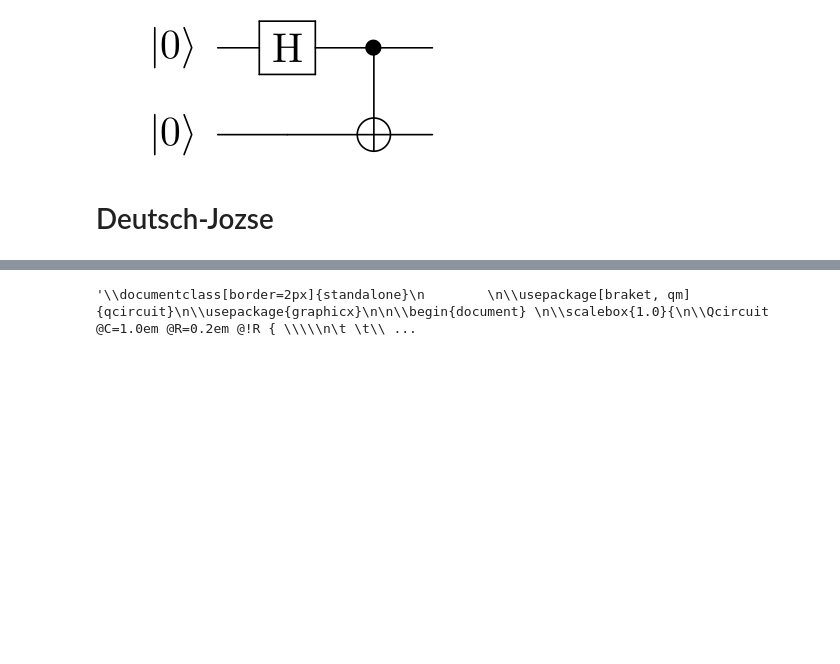
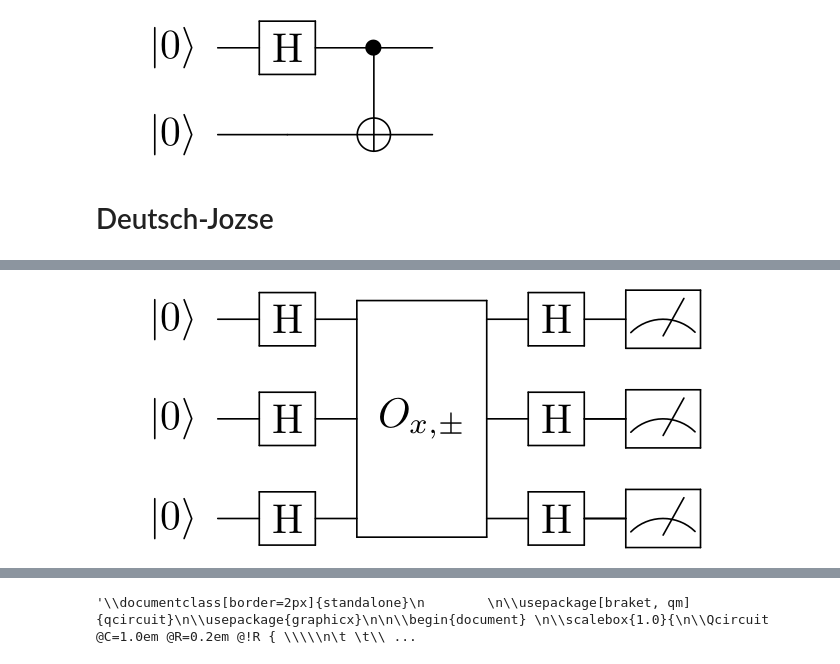
Before and after one commit to gadial/blog, a Jupyter notebook: Notebooks/Quantum Circuits.ipynb, the cells around one changed output, grey strips where cells are left out. Saved outputs shown, nothing was run; the diff lists cells and outputs as text; code cells hidden in the pictures; blank space fills up the shorter version.

```diff
--- a/Notebooks/Quantum Circuits.ipynb
+++ b/Notebooks/Quantum Circuits.ipynb
@@ -86,0 +87,21 @@ draw(latex)
+# %%
+latex = r"""\documentclass[border=2px]{standalone}
+
+\usepackage[braket, qm]{qcircuit}
+\usepackage{graphicx}
+
+\begin{document}
+\scalebox{2}{
+    \Qcircuit @C=1em @R=1em {
+    \nghost{1} & \lstick{\ket{0}} & \gate{\mathrm{H}} &  \multigate{2}{O_{x, \pm}} & \gate{\mathrm{H}} & \meter \\
+    \nghost{1} & \lstick{\ket{0}} & \gate{\mathrm{H}} &  \ghost{O_{x, \pm}}        & \gate{\mathrm{H}} & \meter \qw \\
+    \nghost{1} & \lstick{\ket{0}} & \gate{\mathrm{H}} &  \ghost{O_{x, \pm}}        & \gate{\mathrm{H}} & \meter \qw
+}
+}
+
+
+\end{document}"""
+
+draw(latex)
+# %% [output]
+[figure, added]
```
Also changed, not shown: parts of 14 cells of this notebook, 7 other files.
